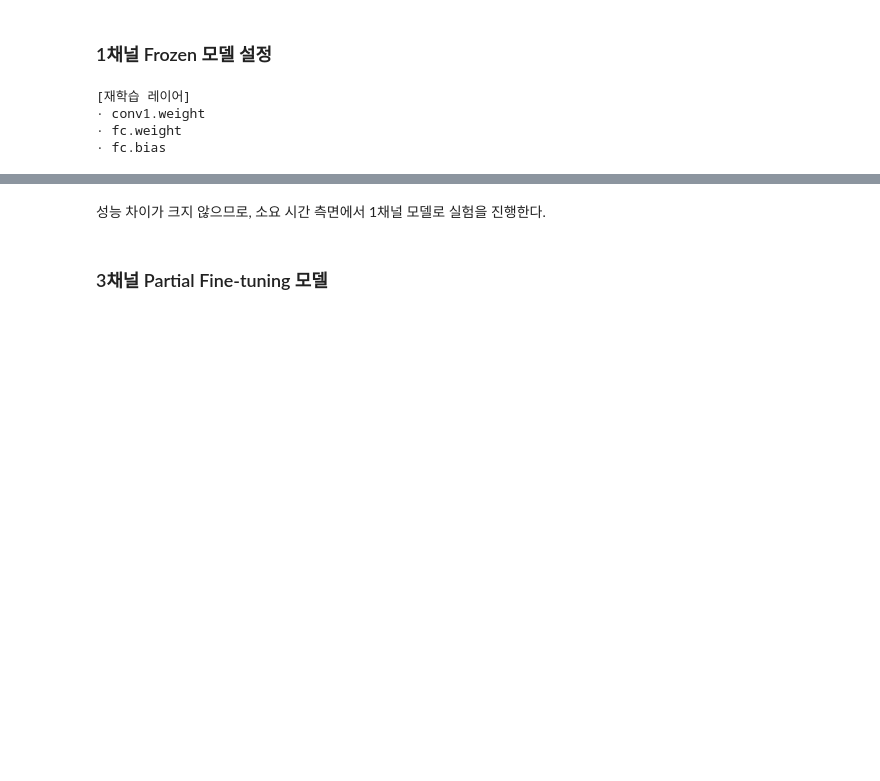
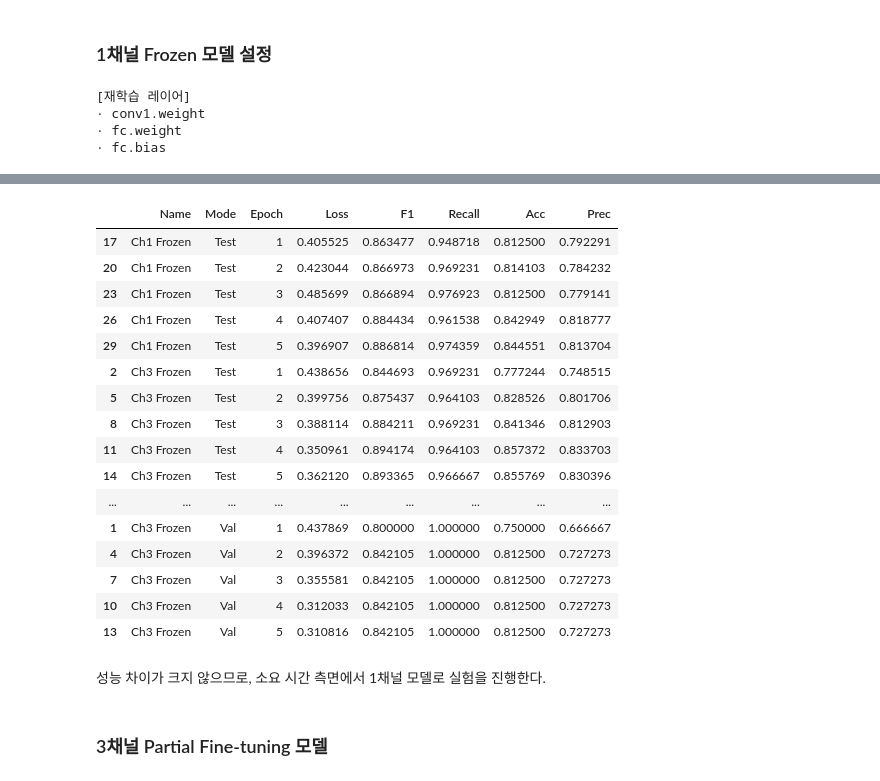
Before and after one commit to wonbywondev/ML-DL, a Jupyter notebook: 06_DL_Tuning/06_Xray.ipynb, the cells around one changed output, grey strips where cells are left out. Cells and saved outputs as stored; diff of their text form; code cells hidden in the pictures; blank space fills up the shorter version.

```diff
--- a/06_DL_Tuning/06_Xray.ipynb
+++ b/06_DL_Tuning/06_Xray.ipynb
@@ -621,3 +580,23 @@ clean_cache()
+# %%
+result_df.sort_values(["Mode", "Name"])
+# %% [output]
+|  | Name | Mode | Epoch | Loss | F1 | Recall | Acc | Prec |
+| 17 | Ch1 Frozen | Test | 1 | 0.405525 | 0.863477 | 0.948718 | 0.812500 | 0.792291 |
+| 20 | Ch1 Frozen | Test | 2 | 0.423044 | 0.866973 | 0.969231 | 0.814103 | 0.784232 |
+| 23 | Ch1 Frozen | Test | 3 | 0.485699 | 0.866894 | 0.976923 | 0.812500 | 0.779141 |
+| 26 | Ch1 Frozen | Test | 4 | 0.407407 | 0.884434 | 0.961538 | 0.842949 | 0.818777 |
+| 29 | Ch1 Frozen | Test | 5 | 0.396907 | 0.886814 | 0.974359 | 0.844551 | 0.813704 |
+| 2 | Ch3 Frozen | Test | 1 | 0.438656 | 0.844693 | 0.969231 | 0.777244 | 0.748515 |
+| 5 | Ch3 Frozen | Test | 2 | 0.399756 | 0.875437 | 0.964103 | 0.828526 | 0.801706 |
+| 8 | Ch3 Frozen | Test | 3 | 0.388114 | 0.884211 | 0.969231 | 0.841346 | 0.812903 |
+| 11 | Ch3 Frozen | Test | 4 | 0.350961 | 0.894174 | 0.964103 | 0.857372 | 0.833703 |
+| 14 | Ch3 Frozen | Test | 5 | 0.362120 | 0.893365 | 0.966667 | 0.855769 | 0.830396 |
+| ... | ... | ... | ... | ... | ... | ... | ... | ... |
+| 1 | Ch3 Frozen | Val | 1 | 0.437869 | 0.800000 | 1.000000 | 0.750000 | 0.666667 |
+| 4 | Ch3 Frozen | Val | 2 | 0.396372 | 0.842105 | 1.000000 | 0.812500 | 0.727273 |
+| 7 | Ch3 Frozen | Val | 3 | 0.355581 | 0.842105 | 1.000000 | 0.812500 | 0.727273 |
+| 10 | Ch3 Frozen | Val | 4 | 0.312033 | 0.842105 | 1.000000 | 0.812500 | 0.727273 |
+| 13 | Ch3 Frozen | Val | 5 | 0.310816 | 0.842105 | 1.000000 | 0.812500 | 0.727273 |
 # %% [markdown]
 성능 차이가 크지 않으므로, 소요 시간 측면에서 1채널 모델로 실험을 진행한다.
 # %% [markdown]
```
Also changed, not shown: parts of 11 cells of this notebook.
